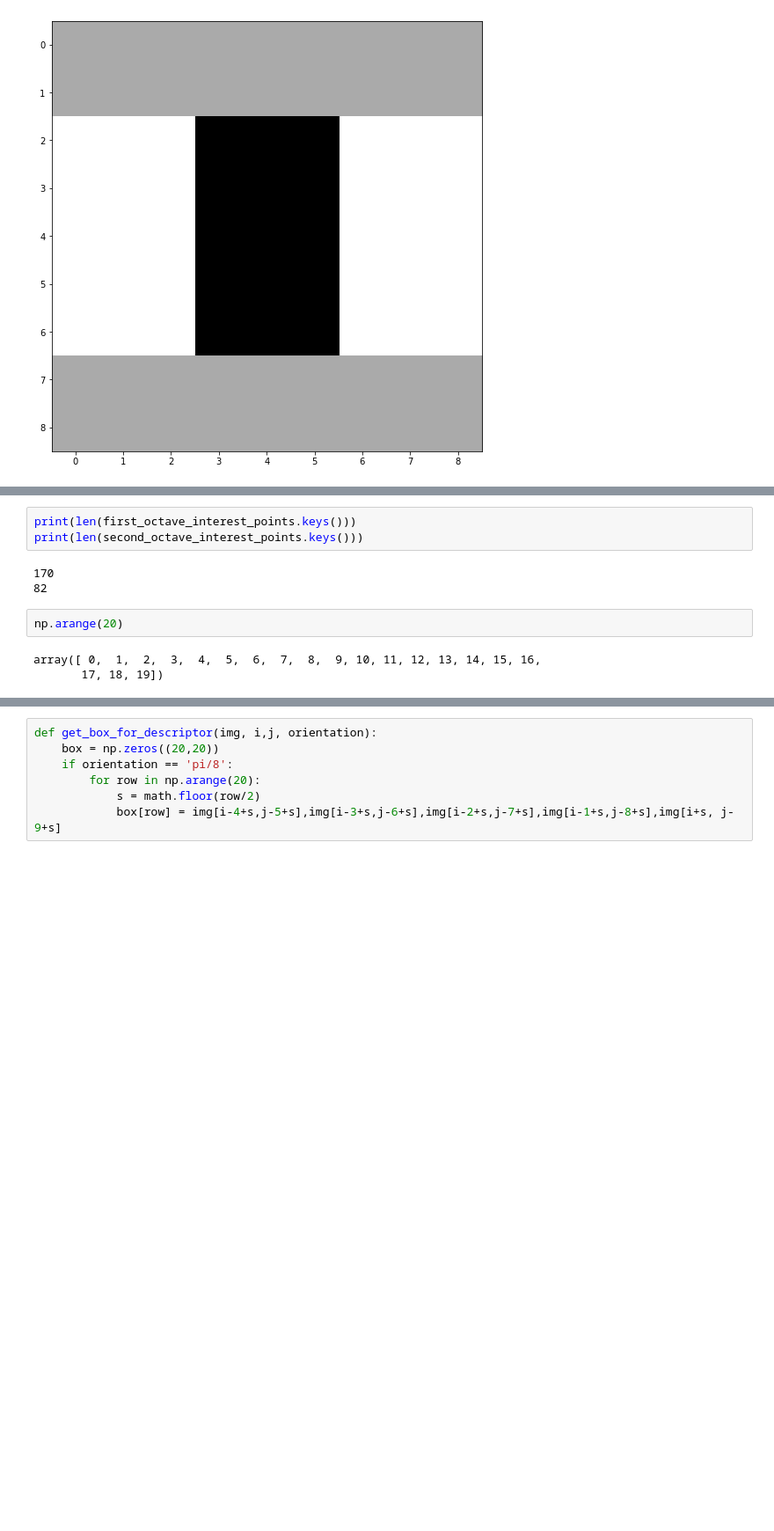
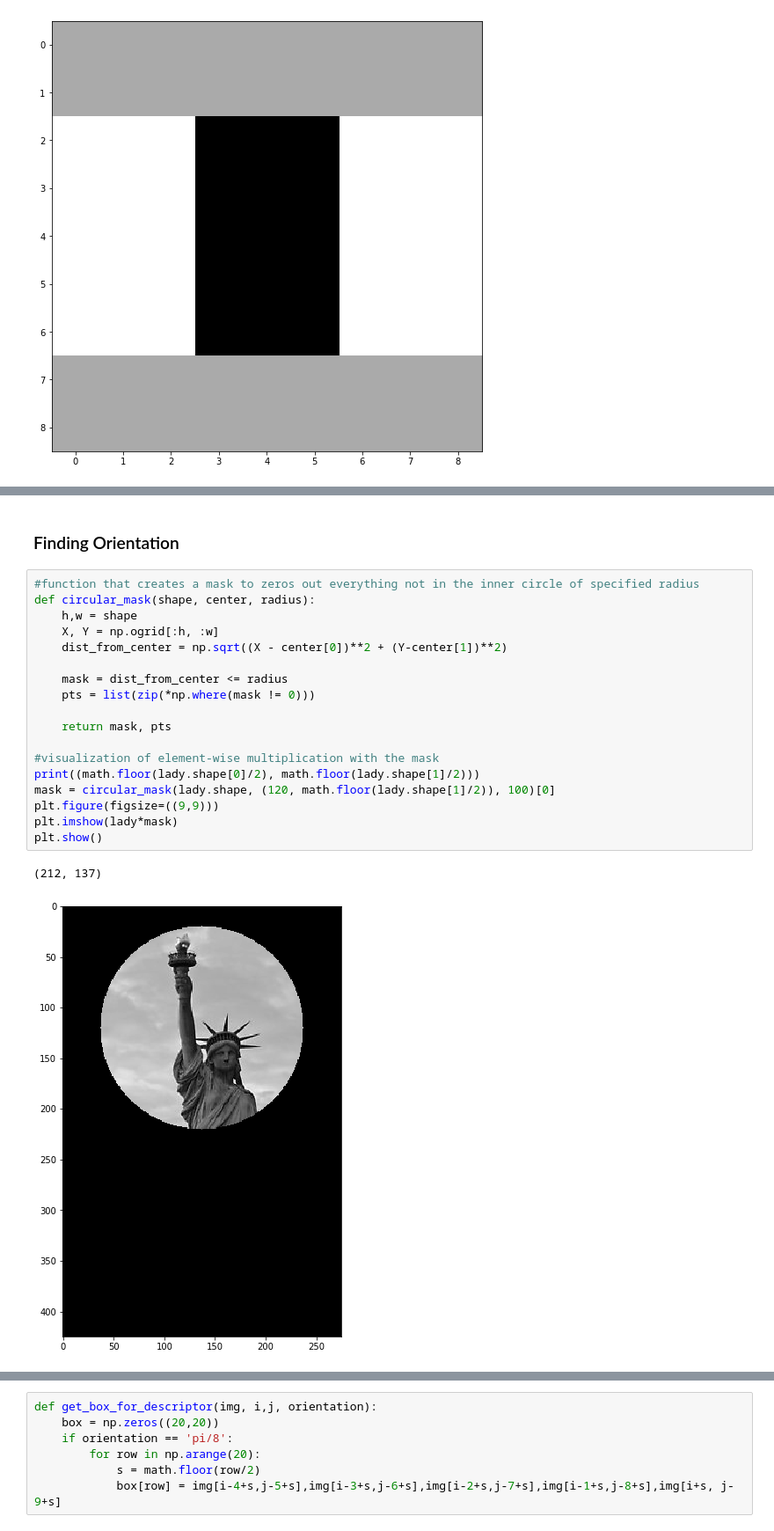
Before and after one commit to mrf444/CV_final_project, a Jupyter notebook: SURF.ipynb, the cells around one changed output, grey strips where cells are left out. Shown at 88% size. Drawn from its saved outputs; the diff is of its cells as text; blank space fills up the shorter version.

```diff
--- a/SURF.ipynb
+++ b/SURF.ipynb
@@ -364,11 +400,23 @@ plt.show()
-# %%
-print(len(first_octave_interest_points.keys()))
-print(len(second_octave_interest_points.keys()))
-# %% [output]
-170
-82
-# %%
-np.arange(20)
-# %% [output]
-array([ 0,  1,  2,  3,  4,  5,  6,  7,  8,  9, 10, 11, 12, 13, 14, 15, 16,
-       17, 18, 19])
+# %% [markdown]
+### Finding Orientation
+# %%
+#function that creates a mask to zeros out everything not in the inner circle of specified radius
+def circular_mask(shape, center, radius):
+    h,w = shape
+    X, Y = np.ogrid[:h, :w]
+    dist_from_center = np.sqrt((X - center[0])**2 + (Y-center[1])**2)
+
+    mask = dist_from_center <= radius
+    pts = list(zip(*np.where(mask != 0)))
+
+    return mask, pts
+
+#visualization of element-wise multiplication with the mask
+print((math.floor(lady.shape[0]/2), math.floor(lady.shape[1]/2)))
+mask = circular_mask(lady.shape, (120, math.floor(lady.shape[1]/2)), 100)[0]
+plt.figure(figsize=((9,9)))
+plt.imshow(lady*mask)
+plt.show()
+# %% [output]
+(212, 137)
+[figure, added]
```
Also changed, not shown: parts of 16 cells of this notebook.
